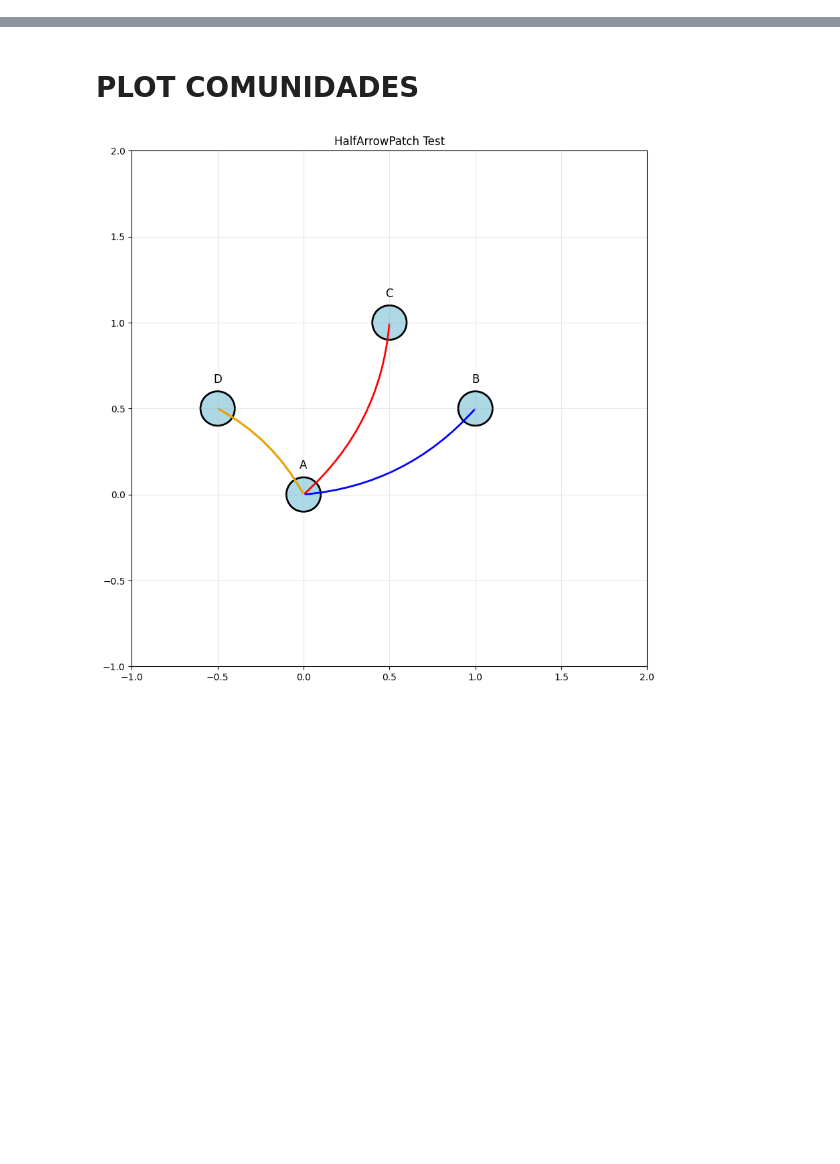
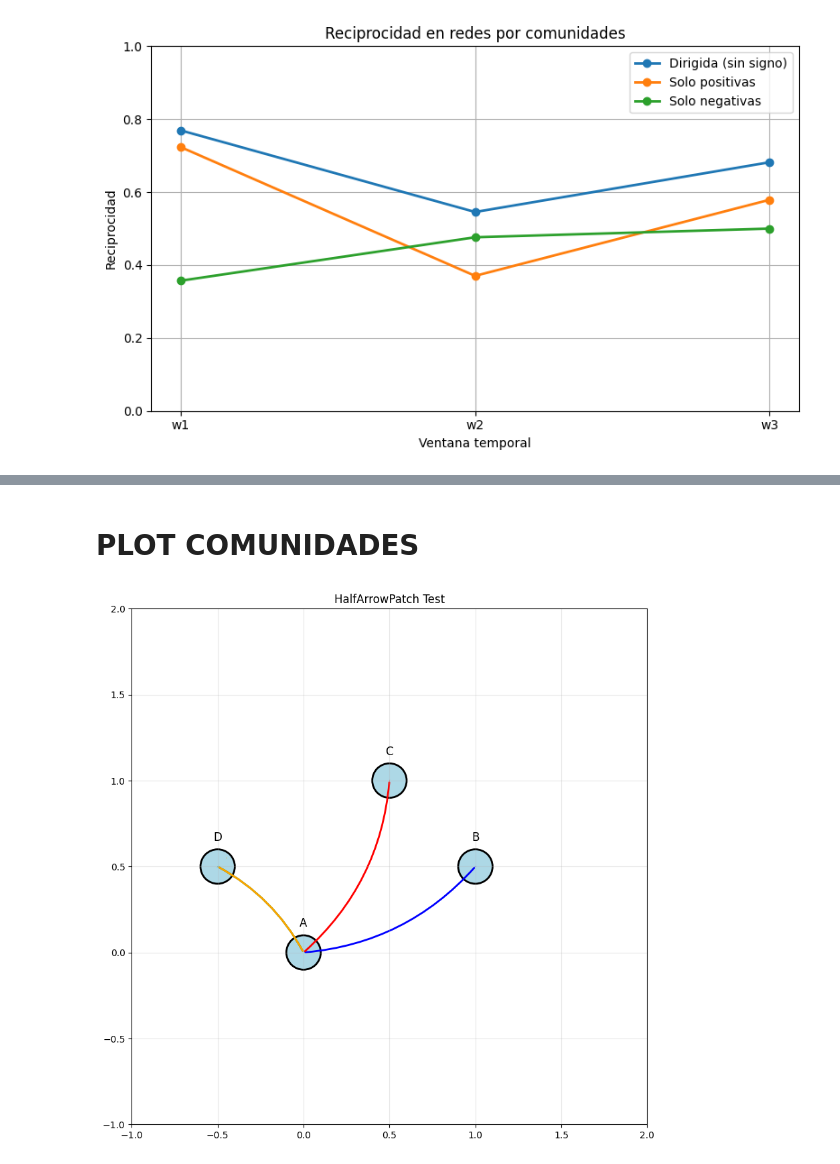
Before and after one commit to anacanoherranz/TFM, a Jupyter notebook: redes/redes.ipynb, the cells around one changed output, grey strips where cells are left out. Cells and saved outputs as stored; diff of their text form; code cells hidden in the pictures; blank space fills up the shorter version.

```diff
--- a/redes/redes.ipynb
+++ b/redes/redes.ipynb
@@ -8,0 +11,82 @@ import networkx as nx
+# %%
+import networkx as nx
+import matplotlib.pyplot as plt
+import numpy as np
+
+# --- función para construir grafo dirigido ---
+def construir_grafo_dir(mat_sig, especies, species_to_community, tipo="all"):
+    G = nx.DiGraph()
+
+    for sp in especies:
+        if sp in species_to_community:
+            G.add_node(species_to_community[sp])
+
+    for i, sp_i in enumerate(especies):
+        if sp_i not in species_to_community:
+            continue
+        ci = species_to_community[sp_i]
+
+        for j, sp_j in enumerate(especies):
+            if sp_j not in species_to_community:
+                continue
+            if i == j:
+                continue
+
+            cj = species_to_community[sp_j]
+            val = mat_sig[i][j]
+
+            if val == 0:
+                continue
+
+            # filtrar según tipo
+            if tipo == "pos" and val != 1:
+                continue
+            if tipo == "neg" and val != -1:
+                continue
+
+            # ignoramos signo en la estructura
+            G.add_edge(ci, cj)
+
+    return G
+
+
+# --- calcular reciprocidad ---
+rec_all = []
+rec_pos = []
+rec_neg = []
+
+for data in datos:
+    especies = data["especies"]
+    mat_sig = data["matriz_significancia"]
+
+    G_all = construir_grafo_dir(mat_sig, especies, species_to_community, "all")
+    G_pos = construir_grafo_dir(mat_sig, especies, species_to_community, "pos")
+    G_neg = construir_grafo_dir(mat_sig, especies, species_to_community, "neg")
+
+    rec_all.append(nx.reciprocity(G_all))
+    rec_pos.append(nx.reciprocity(G_pos))
+    rec_neg.append(nx.reciprocity(G_neg))
+
+
+# --- plot ---
+x = np.arange(1, len(rec_all) + 1)
+
+plt.figure(figsize=(8,5))
+
+plt.plot(x, rec_all, marker='o', linewidth=2, label='Dirigida (sin signo)')
+plt.plot(x, rec_pos, marker='o', linewidth=2, label='Solo positivas')
+plt.plot(x, rec_neg, marker='o', linewidth=2, label='Solo negativas')
+
+plt.xticks(x, ["w1", "w2", "w3"])
+plt.xlabel("Ventana temporal")
+plt.ylabel("Reciprocidad")
+plt.title("Reciprocidad en redes por comunidades")
+
+plt.legend()
+plt.grid(True)
+plt.ylim(0,1)
+
+plt.tight_layout()
+plt.show()
+# %% [output]
+[figure, added]
```
Also changed, not shown: parts of 33 cells of this notebook, 53 other files.
